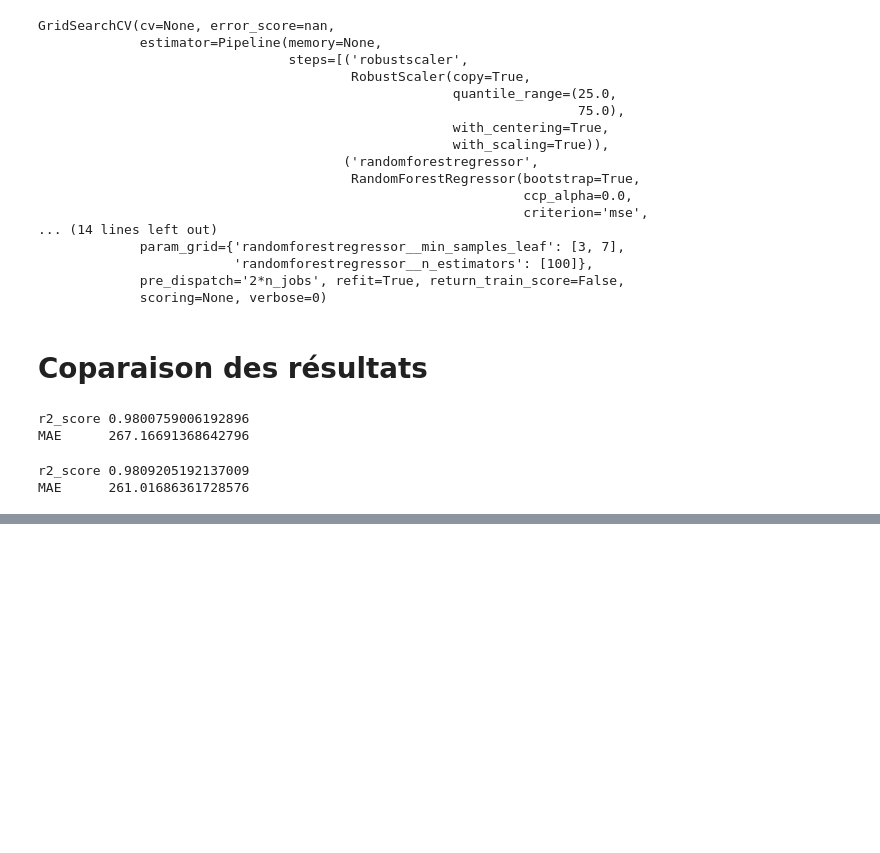
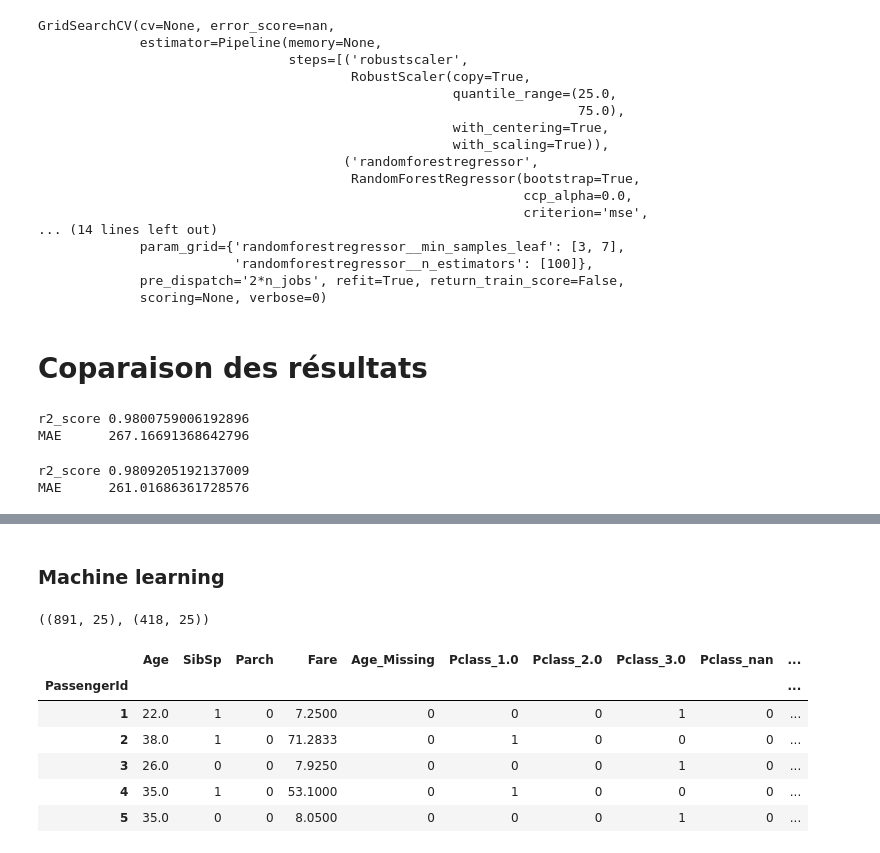
Before and after one commit to Medgoby/Article-summarization, a Jupyter notebook: My_Data_Quality.ipynb, the cells around one changed output, grey strips where cells are left out. Cells and saved outputs as stored; diff of their text form; code cells hidden in the pictures; blank space fills up the shorter version.

```diff
--- a/My_Data_Quality.ipynb
+++ b/My_Data_Quality.ipynb
@@ -3309,0 +3546,22 @@ MAE      261.01686361728576
+# %% [markdown]
+### Machine learning
+# %%
+Y_train=df['Survived']
+X_train=df.drop(['Survived'],
+                axis=1)
+
+X_test=df1
+# %%
+X_train.shape, X_test.shape
+# %% [output]
+((891, 25), (418, 25))
+# %%
+X_train.head()
+# %% [output]
+|  | Age | SibSp | Parch | Fare | Age_Missing | Pclass_1.0 | Pclass_2.0 | Pclass_3.0 | Pclass_nan | ... |
+| PassengerId |  |  |  |  |  |  |  |  |  | ... |
+| 1 | 22.0 | 1 | 0 | 7.2500 | 0 | 0 | 0 | 1 | 0 | ... |
+| 2 | 38.0 | 1 | 0 | 71.2833 | 0 | 1 | 0 | 0 | 0 | ... |
+| 3 | 26.0 | 0 | 0 | 7.9250 | 0 | 0 | 0 | 1 | 0 | ... |
+| 4 | 35.0 | 1 | 0 | 53.1000 | 0 | 1 | 0 | 0 | 0 | ... |
+| 5 | 35.0 | 0 | 0 | 8.0500 | 0 | 0 | 0 | 1 | 0 | ... |
```
Also changed, not shown: parts of 47 cells of this notebook.
